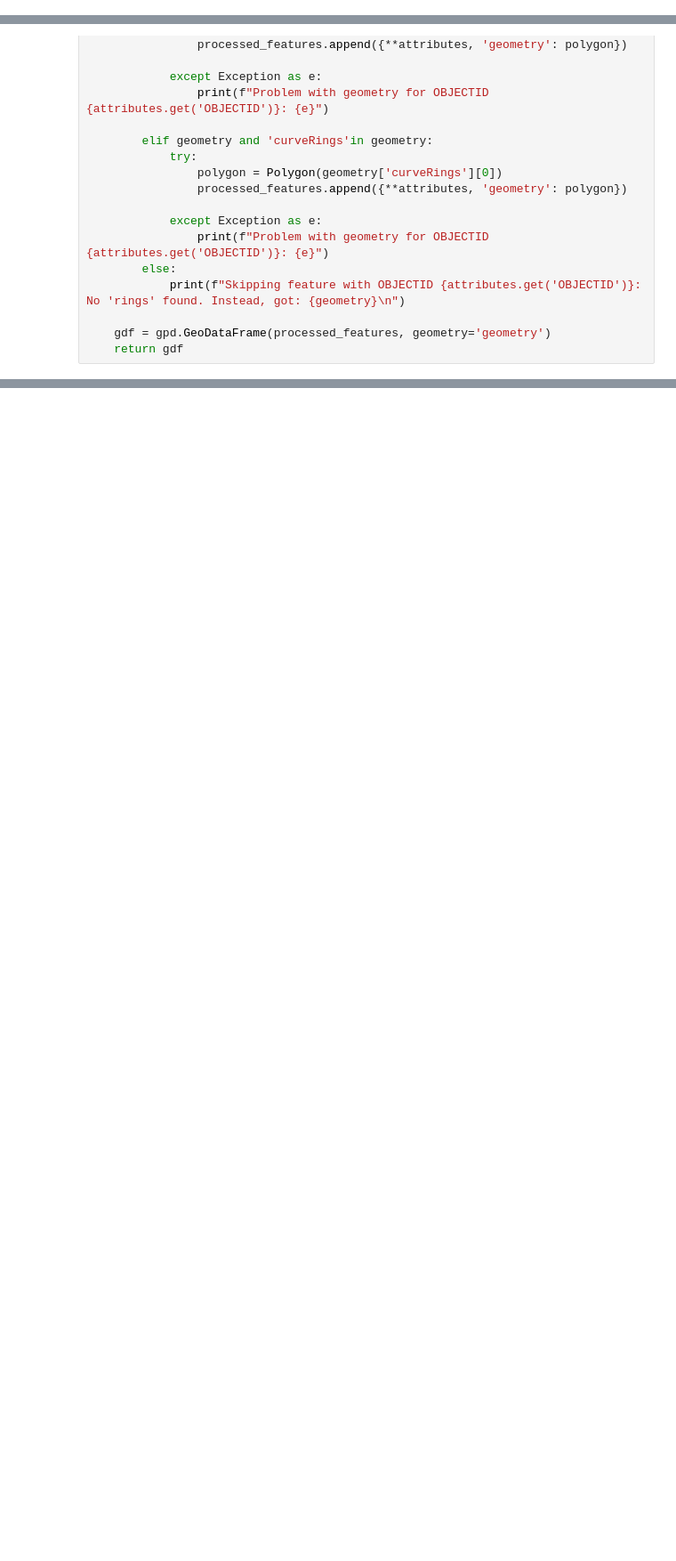
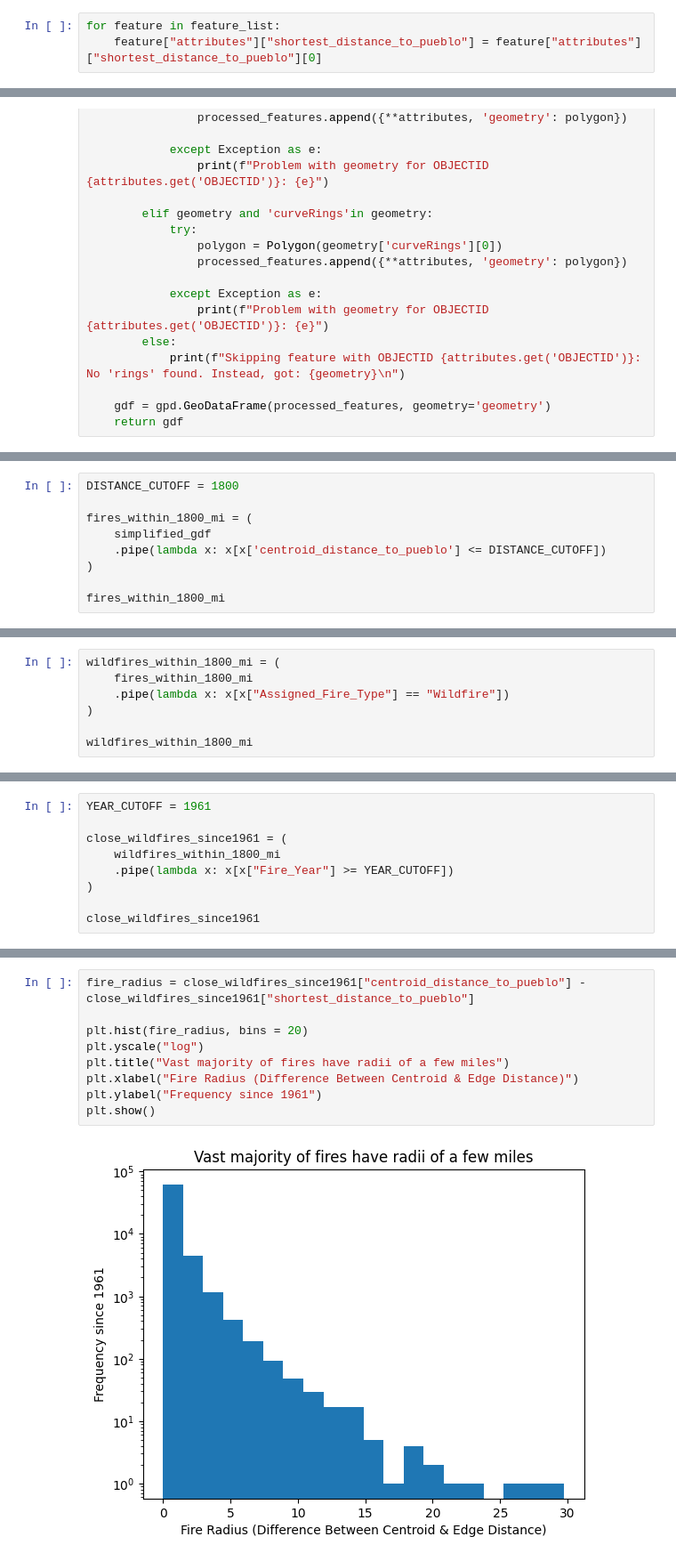
Before and after one commit to voglerdaniel/data-512-final-project, a Jupyter notebook: code/combining_distance_and_aqi.ipynb, the cells around one changed output, grey strips where cells are left out. Shown: that part at 89% size. Drawn from its saved outputs; the diff is of its cells as text; blank space fills up the shorter version.

Commit message:
major analysis complete

```diff
--- a/code/combining_distance_and_aqi.ipynb
+++ b/code/combining_distance_and_aqi.ipynb
@@ -5,6 +8,9 @@ from tqdm import tqdm
 # %%
 with open("../intermediate_data/fire_features_with_distances.json", "r") as file:
     feature_list = json.load(file)
+# %%
+for feature in feature_list:
+    feature["attributes"]["shortest_distance_to_pueblo"] = feature["attributes"]["shortest_distance_to_pueblo"][0]
 # %%
 import geopandas as gpd
 from shapely.geometry import Polygon
@@ -71,0 +114,9 @@ Problem with geometry for OBJECTID 127492: could not convert string to float: 'a
+# %%
+DISTANCE_CUTOFF = 1800
+
+fires_within_1800_mi = (
+    simplified_gdf
+    .pipe(lambda x: x[x['centroid_distance_to_pueblo'] <= DISTANCE_CUTOFF])
+)
+
+fires_within_1800_mi
@@ -71,0 +137,7 @@ Problem with geometry for OBJECTID 127492: could not convert string to float: 'a
+# %%
+wildfires_within_1800_mi = (
+    fires_within_1800_mi
+    .pipe(lambda x: x[x["Assigned_Fire_Type"] == "Wildfire"])
+)
+
+wildfires_within_1800_mi
@@ -71,0 +158,9 @@ Problem with geometry for OBJECTID 127492: could not convert string to float: 'a
+# %%
+YEAR_CUTOFF = 1961
+
+close_wildfires_since1961 = (
+    wildfires_within_1800_mi
+    .pipe(lambda x: x[x["Fire_Year"] >= YEAR_CUTOFF])
+)
+
+close_wildfires_since1961
@@ -71,0 +189,11 @@ Problem with geometry for OBJECTID 127492: could not convert string to float: 'a
+# %%
+fire_radius = close_wildfires_since1961["centroid_distance_to_pueblo"] - close_wildfires_since1961["shortest_distance_to_pueblo"]
+
+plt.hist(fire_radius, bins = 20)
+plt.yscale("log")
+plt.title("Vast majority of fires have radii of a few miles")
+plt.xlabel("Fire Radius (Difference Between Centroid & Edge Distance)")
+plt.ylabel("Frequency since 1961")
+plt.show()
+# %% [output]
+[figure, added]
```
Also changed, not shown: parts of 27 cells of this notebook, 2 other files.
